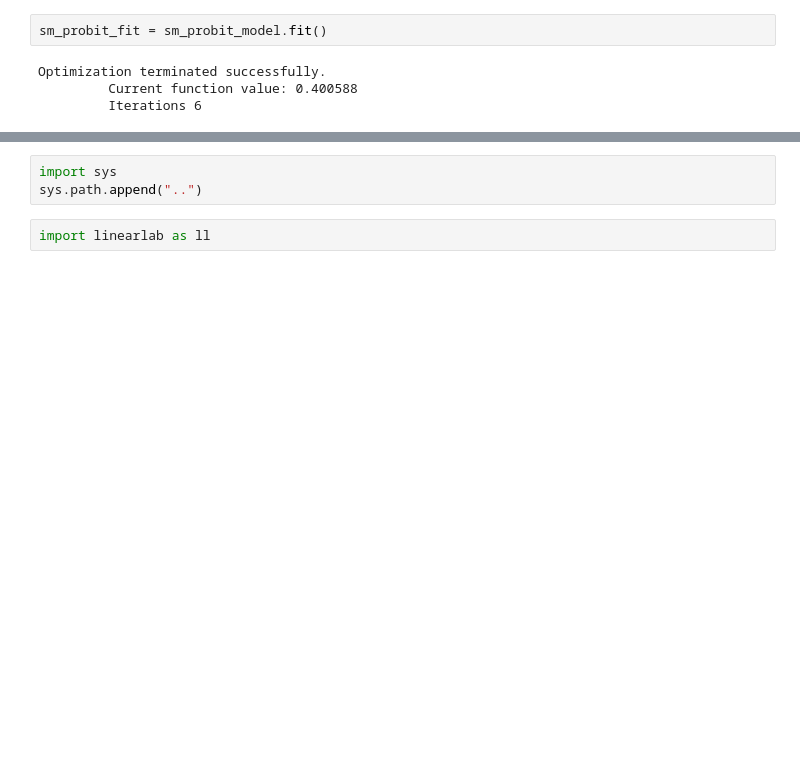
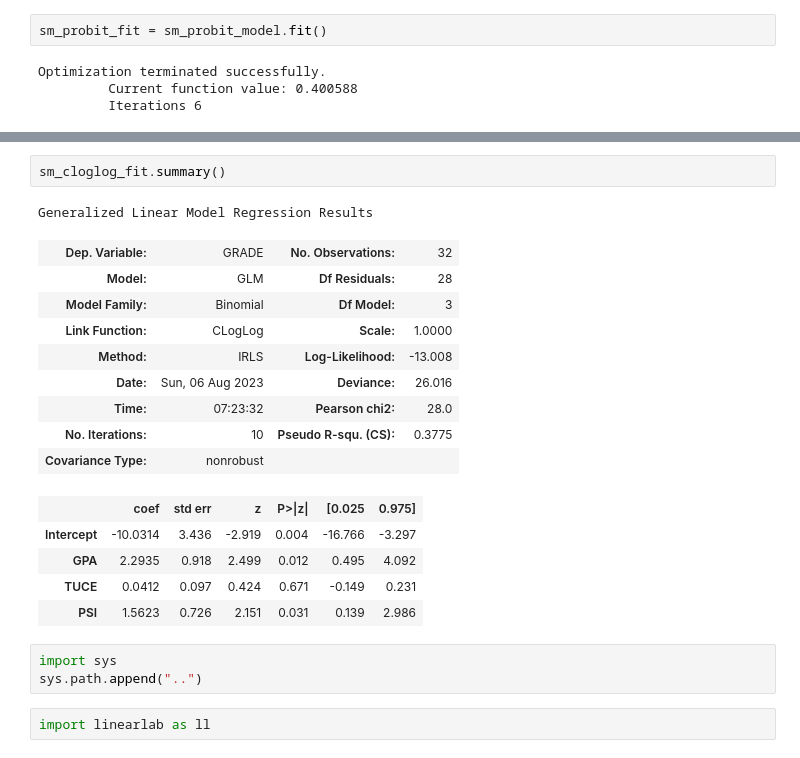
Before and after one commit to dschulman/linearlab, a Jupyter notebook: example/glm_bernoulli.ipynb, the cells around one changed output, grey strips where cells are left out. Drawn from its saved outputs; the diff is of its cells as text; blank space fills up the shorter version.

```diff
--- a/example/glm_bernoulli.ipynb
+++ b/example/glm_bernoulli.ipynb
@@ -76,3 +133,21 @@ Probit Regression Results
+# %%
+sm_cloglog_fit.summary()
+# %% [output]
+Generalized Linear Model Regression Results
+| Dep. Variable: | GRADE | No. Observations: | 32 |
+| Model: | GLM | Df Residuals: | 28 |
+| Model Family: | Binomial | Df Model: | 3 |
+| Link Function: | CLogLog | Scale: | 1.0000 |
+| Method: | IRLS | Log-Likelihood: | -13.008 |
+| Date: | Sun, 06 Aug 2023 | Deviance: | 26.016 |
+| Time: | 07:23:32 | Pearson chi2: | 28.0 |
+| No. Iterations: | 10 | Pseudo R-squ. (CS): | 0.3775 |
+| Covariance Type: | nonrobust |  |  |
+|  | coef | std err | z | P>|z| | [0.025 | 0.975] |
+| Intercept | -10.0314 | 3.436 | -2.919 | 0.004 | -16.766 | -3.297 |
+| GPA | 2.2935 | 0.918 | 2.499 | 0.012 | 0.495 | 4.092 |
+| TUCE | 0.0412 | 0.097 | 0.424 | 0.671 | -0.149 | 0.231 |
+| PSI | 1.5623 | 0.726 | 2.151 | 0.031 | 0.139 | 2.986 |
 # %%
 import sys
 sys.path.append("..")
```
Also changed, not shown: parts of 22 cells of this notebook, 2 other files.
